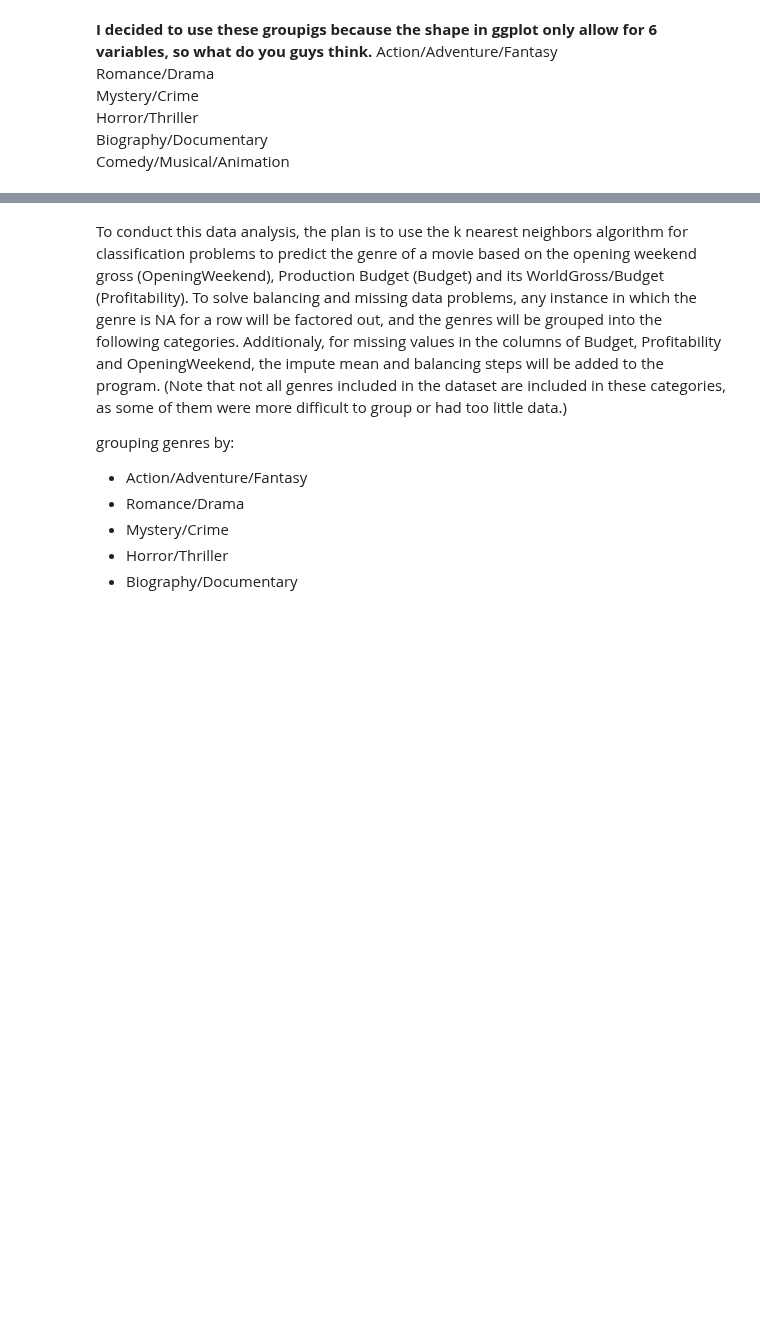
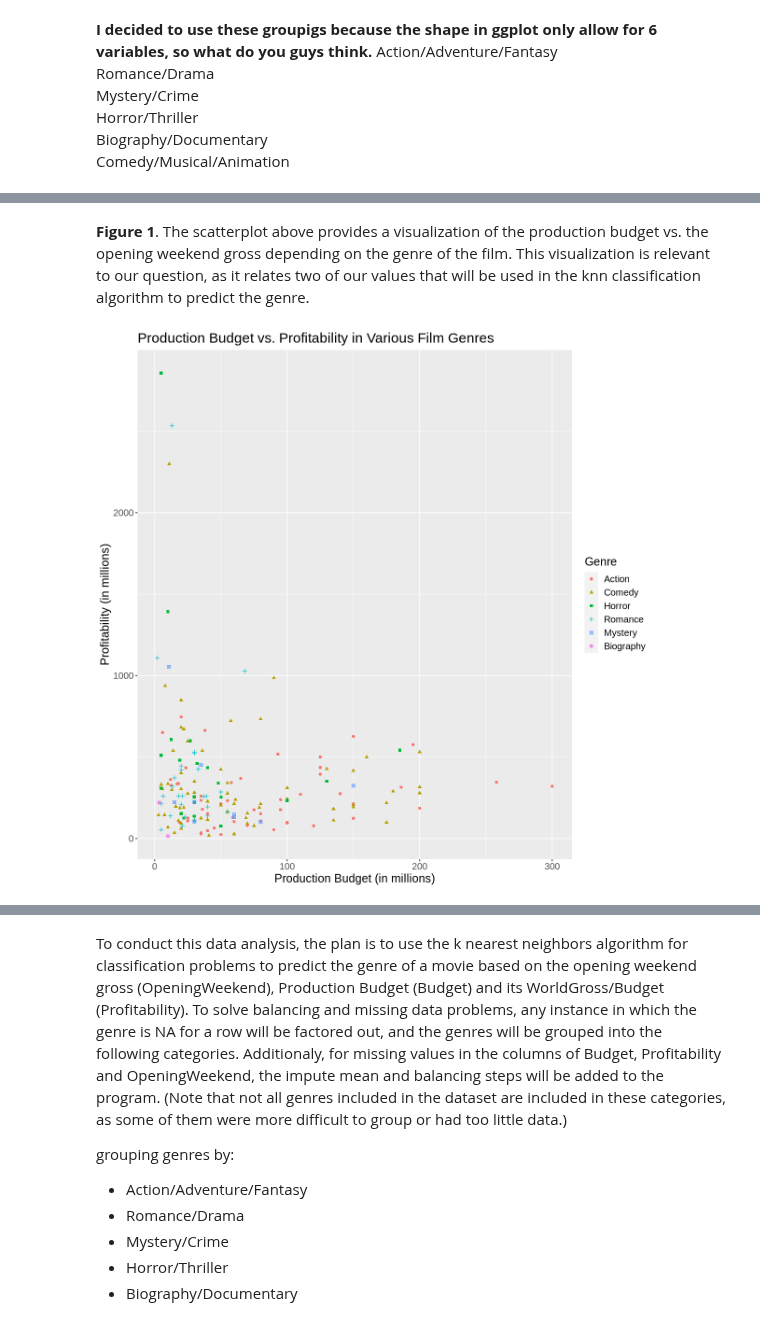
Before and after one commit to MatthewAnder/dsci-100_project_group24, a Jupyter notebook: Project Proposal (Group 24).ipynb, the cells around one changed output, grey strips where cells are left out. Cells and saved outputs as stored; diff of their text form; code cells hidden in the pictures; blank space fills up the shorter version.

```diff
--- a/Project Proposal (Group 24).ipynb
+++ b/Project Proposal (Group 24).ipynb
@@ -193,0 +185,13 @@ ERROR: Error in ggplot(hollywood_testing_tidy, aes(x = Budget, y = OpeningWeeken
+# %% [markdown]
+**Figure 1**. The scatterplot above provides a visualization of the production budget vs. the opening weekend gross depending on the genre of the film. This visualization is relevant to our question, as it relates two of our values that will be used in the knn classification algorithm to predict the genre.
+# %%
+hollywood_plot_profit <- hollywood_testing_tidy |>
+    ggplot(aes(x = Budget, y = Profitability, colour = Genre, shape = Genre)) +
+    geom_point() +
+    labs(x = "Production Budget (in millions)", y = "Profitability (in millions)",) +
+    ggtitle("Production Budget vs. Profitability in Various Film Genres") +
+    theme(text = element_text(size = 15))
+
+hollywood_plot_profit
+# %% [output]
+[figure, added]
```
Also changed, not shown: parts of 8 cells of this notebook.
